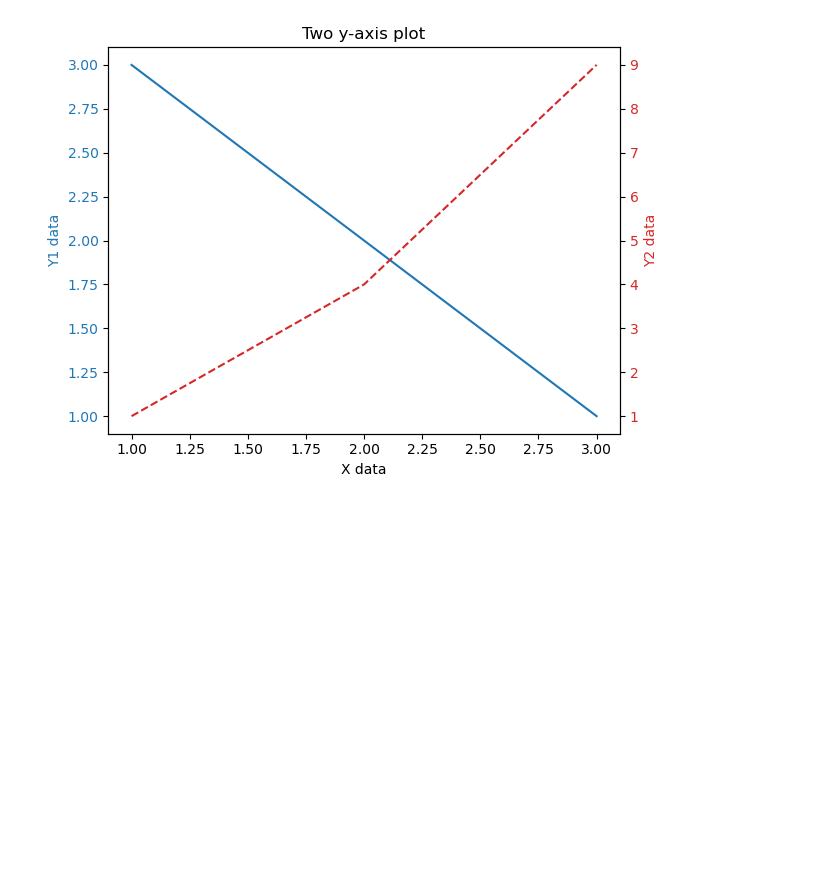
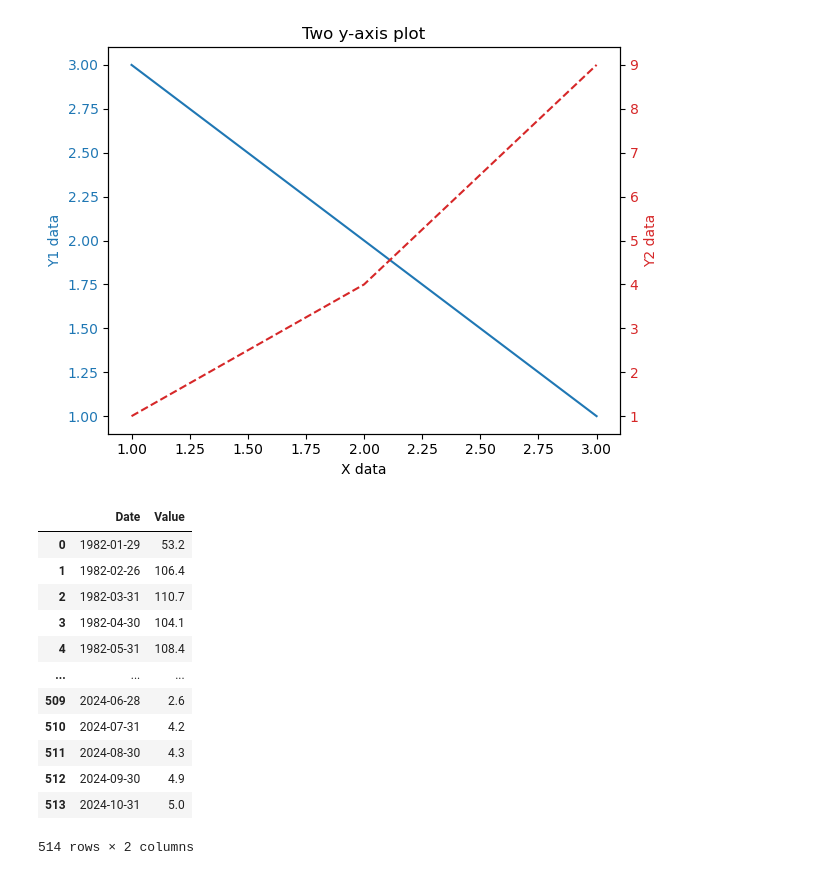
Before and after one commit to jata4321/multipage_exercises, a Jupyter notebook: Streamlit_Sqlite3_code_sandbox_file.ipynb, the cells around one changed output. Saved outputs shown, nothing was run; the diff lists cells and outputs as text; code cells hidden in the pictures; blank space fills up the shorter version.

```diff
--- a/Streamlit_Sqlite3_code_sandbox_file.ipynb
+++ b/Streamlit_Sqlite3_code_sandbox_file.ipynb
@@ -336,3 +337,24 @@ fig.tight_layout()
 plt.show()
 # %% [output]
 [figure]
+# %%
+file_path = r"C:\Users\jakub\PycharmProjects\data\macro\pl\cpiypl.m.txt"
+# %%
+df = pd.read_csv(file_path, sep=',', header='infer', usecols=['<DATE>', '<CLOSE>'], parse_dates=['<DATE>'])
+df.columns=['Date', 'Value']
+# %%
+df
+# %% [output]
+|  | Date | Value |
+| 0 | 1982-01-29 | 53.2 |
+| 1 | 1982-02-26 | 106.4 |
+| 2 | 1982-03-31 | 110.7 |
+| 3 | 1982-04-30 | 104.1 |
+| 4 | 1982-05-31 | 108.4 |
+| ... | ... | ... |
+| 509 | 2024-06-28 | 2.6 |
+| 510 | 2024-07-31 | 4.2 |
+| 511 | 2024-08-30 | 4.3 |
+| 512 | 2024-09-30 | 4.9 |
+| 513 | 2024-10-31 | 5.0 |
+514 rows × 2 columns
```
Also changed, not shown: parts of 1 cell of this notebook, 4 other files.
